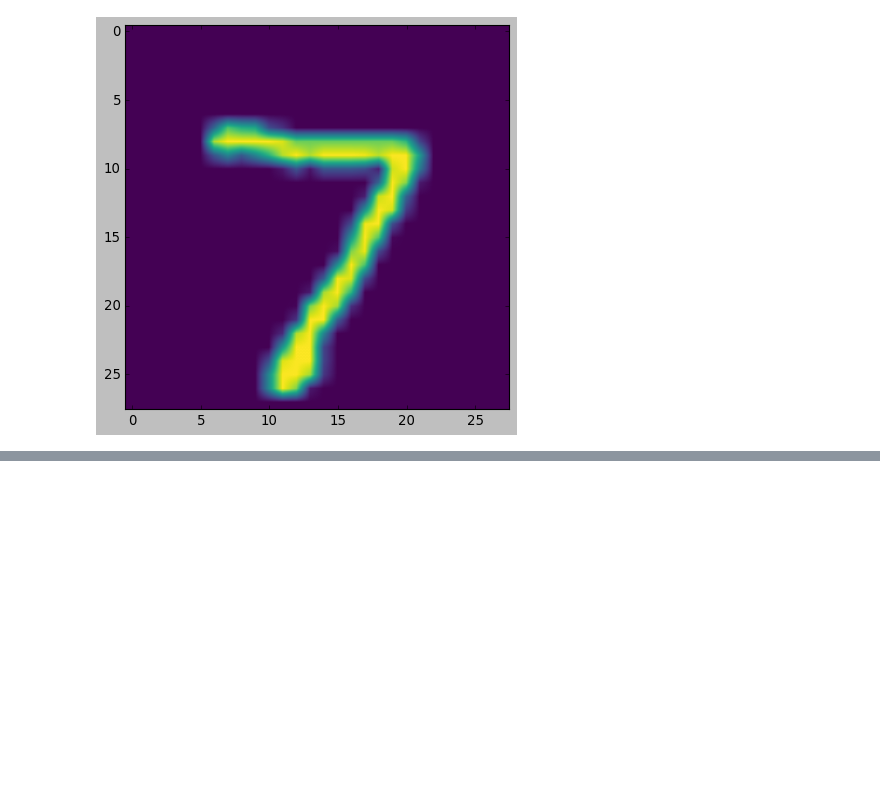
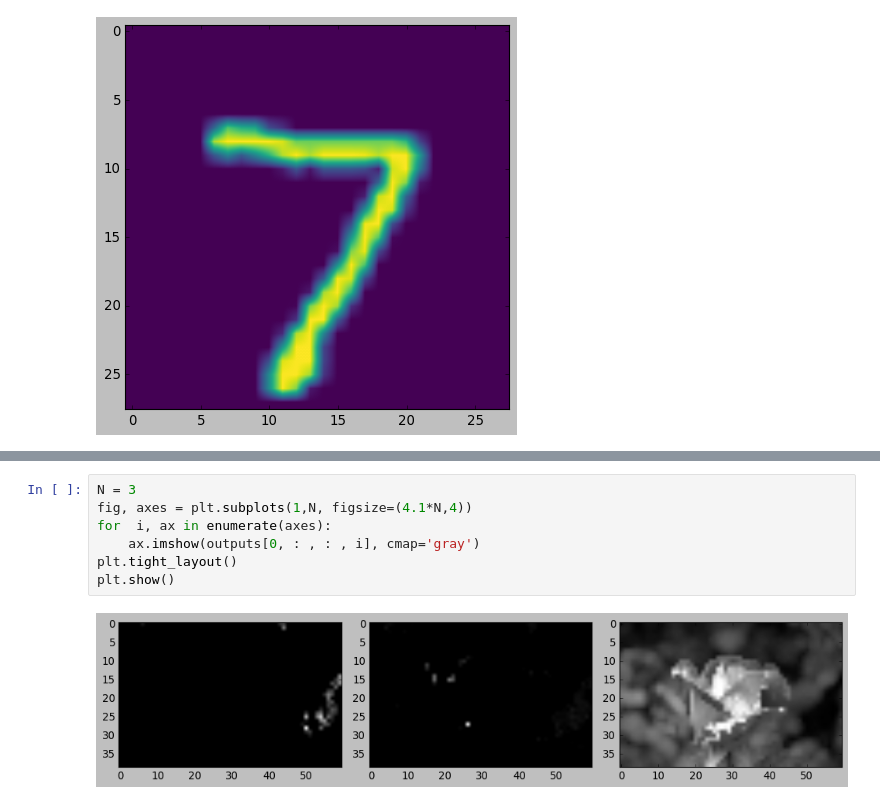
Before and after one commit to NikhilTilak/DS_revision, a Jupyter notebook: mnist.ipynb, the cells around one changed output, grey strips where cells are left out. Drawn from its saved outputs; the diff is of its cells as text; blank space fills up the shorter version.

```diff
--- a/mnist.ipynb
+++ b/mnist.ipynb
@@ -122,0 +179,9 @@ plt.show()
+# %%
+N = 3
+fig, axes = plt.subplots(1,N, figsize=(4.1*N,4))
+for  i, ax in enumerate(axes):
+    ax.imshow(outputs[0, : , : , i], cmap='gray')
+plt.tight_layout()
+plt.show()
+# %% [output]
+[figure, added]
```
Also changed, not shown: parts of 16 cells of this notebook.
